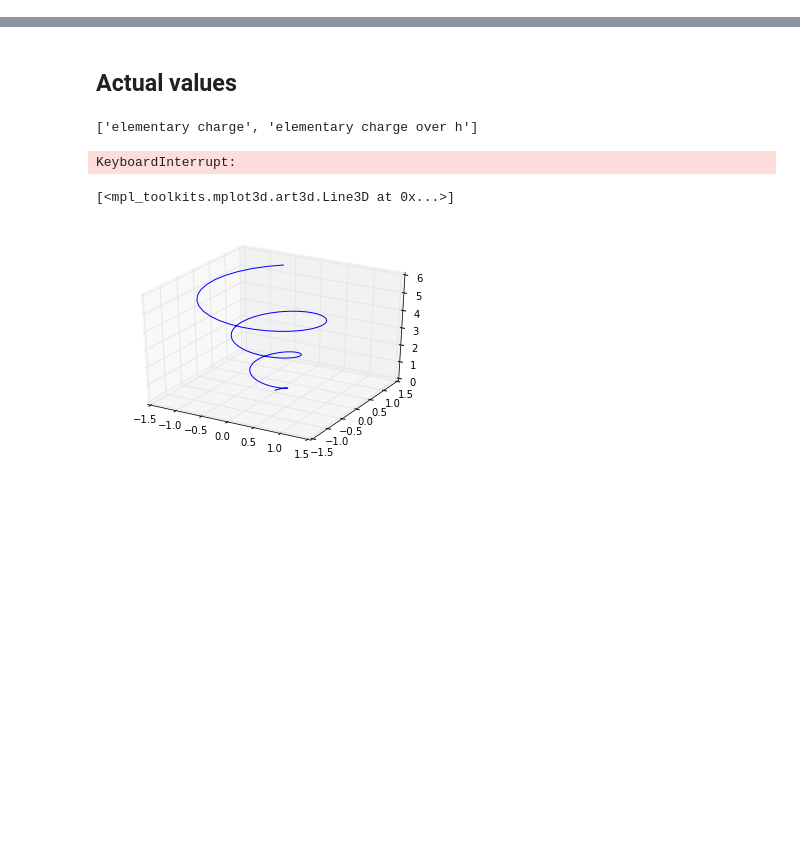
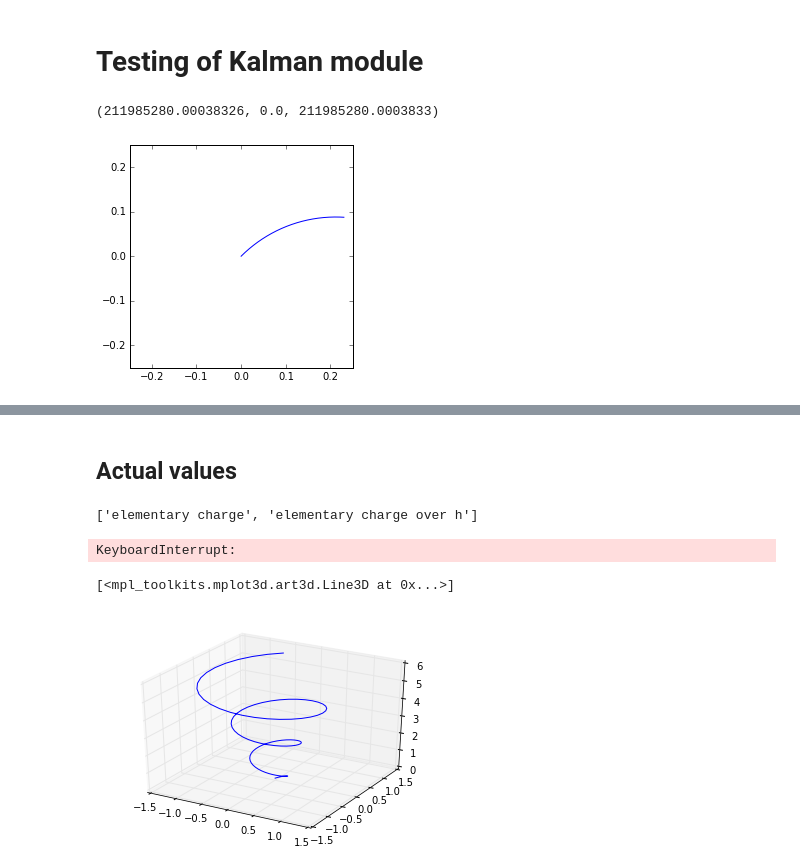
Before and after one commit to chchen123/pytpc, a Jupyter notebook: KalmanFilter.ipynb, the cells around one changed output, grey strips where cells are left out. Cells and saved outputs as stored; diff of their text form; code cells hidden in the pictures; blank space fills up the shorter version.

```diff
--- a/KalmanFilter.ipynb
+++ b/KalmanFilter.ipynb
@@ -9,0 +13,24 @@ from scipy.stats import threshold
+# %% [markdown]
+# Testing of Kalman module
+# %%
+p = kalman.Particle(mass_num=4, charge_num=4, energy_per_particle=1e100, polar=kalman.pi/4, azimuth=0)
+p.velocity
+# %% [output]
+(211985280.00038326, 0.0, 211985280.0003833)
+# %%
+he_gas = kalman.Gas(4, 2, 41.8, 90.)
+part = kalman.Particle(mass_num=12, charge_num=6, energy_per_particle=2.2, azimuth=kalman.pi/4, polar=kalman.pi/4)
+e_field = [0, 0, 100e6]  # V/m
+b_field = [0, 0, 1.]  # T
+res_pos, res_vel, res_time, res_en = kalman.track(part, he_gas, e_field, b_field)
+# %%
+res_pos = numpy.array(res_pos)
+# %%
+fig = plt.figure()
+ax = fig.add_subplot(111)
+ax.plot(res_pos[:,0], res_pos[:,1])
+ax.set_xlim((-0.25, 0.25))
+ax.set_ylim((-0.25, 0.25))
+ax.set_aspect('equal')
+# %% [output]
+[figure, added]
```
Also changed, not shown: parts of 5 cells of this notebook, 1 other file.
